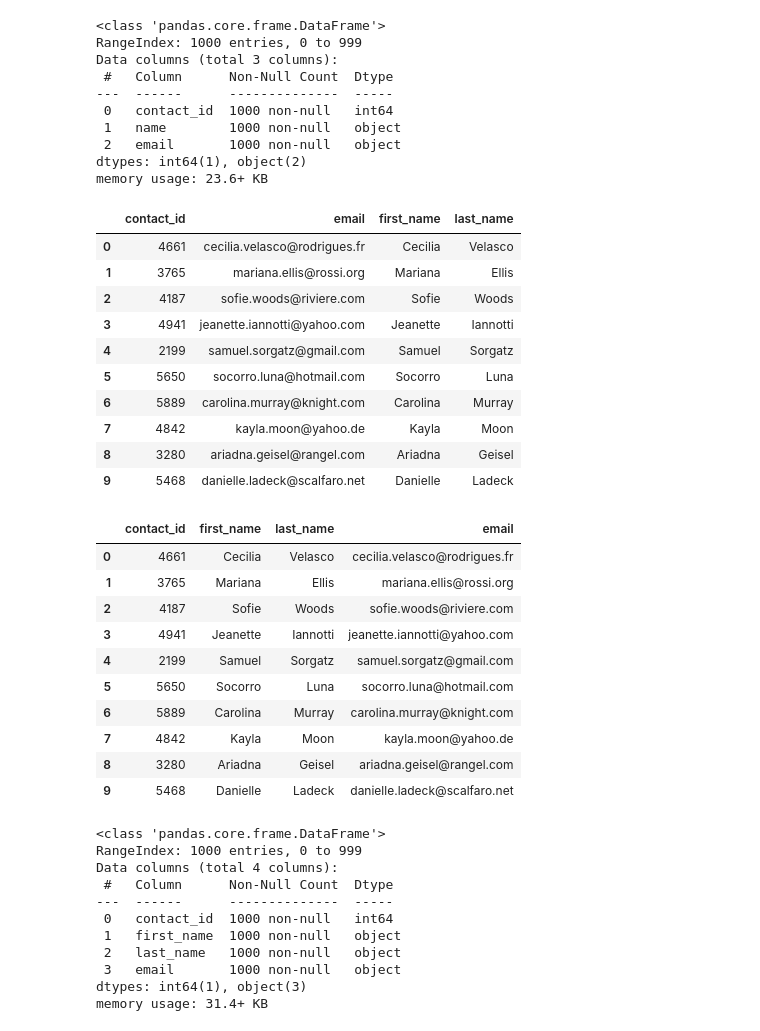
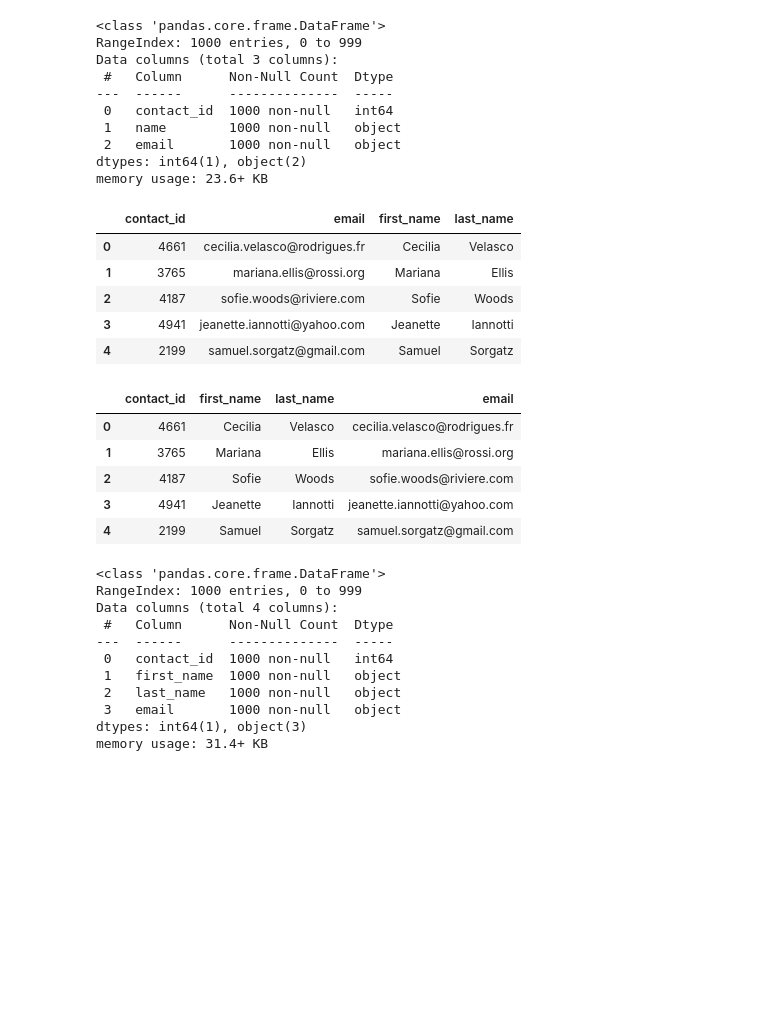
Before and after one commit to Feda2020/Crowdfunding_ETL, a Jupyter notebook: ETL_Mini_Project_FZidan_NLamas.ipynb, the cells around one changed output. Cells and saved outputs as stored; diff of their text form; code cells hidden in the pictures; blank space fills up the shorter version.

```diff
--- a/ETL_Mini_Project_FZidan_NLamas.ipynb
+++ b/ETL_Mini_Project_FZidan_NLamas.ipynb
@@ -293,7 +356,7 @@ campaign_cleaned.to_csv("Resources/campaign.csv", index=False)
 ### Extract the contacts.xlsx Data.
 # %%
 # Read the data into a Pandas DataFrame. Use the `header=2` parameter when reading in the data.
-contact_info_df = pd.read_excel('Resources/contacts.xlsx', header=2)
+contact_info_df = pd.read_excel('Resources/contacts.xlsx', header=3)
 contact_info_df.head()
 # %% [output]
 |  | contact_info |
@@ -326,0 +380,28 @@ print(dict_values)
+# %%
+# Iterate through the contact_info_df and convert each row to a dictionary.
+import json
+
+dict_values = []
+column_names = []
+
+for i, row in contact_info_df.iterrows():
+    data = row[0]  # Adjust to the correct column name
+    try:
+        # Attempt to load the JSON data
+        converted_data = json.loads(data)
+
+        # Extract row values and column names
+        row_values = [v for k, v in converted_data.items()]
+        columns = [k for k, v in converted_data.items()]
+
+        # Append values and columns
+        dict_values.append(row_values)
+        column_names.append(columns)
+    except json.JSONDecodeError:
+        print(f"Row {i} is not valid JSON and was skipped.")
+        continue
+
+# Print the column names (unique list) and row values
+print(column_names[0])  # Only print the first row's columns since they should be the same for all rows
+print()
+print(dict_values)
@@ -327,6 +412,9 @@ print(dict_values)
 # %%
 # Create a contact_info DataFrame and add each list of values, i.e., each row
 # to the 'contact_id', 'name', 'email' columns.
+columns=['contact_id', 'name', 'email']
+contact_df=pd.DataFrame(dict_values , columns=columns)
+contact_df.head()
 # %% [output]
 |  | contact_id | name | email |
 | 0 | 4661 | Cecilia Velasco | cecilia.velasco@rodrigues.fr |
@@ -349,23 +438,22 @@ dtypes: int64(1), object(2)
 memory usage: 23.6+ KB
 # %%
 # Create a "first"name" and "last_name" column with the first and last names from the "name" column.
-
+contact_df[['first_name' , 'last_name']]=contact_df['name'].str.split(' ' , expand=True)
 
 # Drop the contact_name column
+contact_df.drop(columns=['name'], inplace=True)
+contact_df.head()
 # %% [output]
 |  | contact_id | email | first_name | last_name |
 | 0 | 4661 | cecilia.velasco@rodrigues.fr | Cecilia | Velasco |
 | 1 | 3765 | mariana.ellis@rossi.org | Mariana | Ellis |
 | 2 | 4187 | sofie.woods@riviere.com | Sofie | Woods |
 | 3 | 4941 | jeanette.iannotti@yahoo.com | Jeanette | Iannotti |
 | 4 | 2199 | samuel.sorgatz@gmail.com | Samuel | Sorgatz |
-| 5 | 5650 | socorro.luna@hotmail.com | Socorro | Luna |
-| 6 | 5889 | carolina.murray@knight.com | Carolina | Murray |
-| 7 | 4842 | kayla.moon@yahoo.de | Kayla | Moon |
-| 8 | 3280 | ariadna.geisel@rangel.com | Ariadna | Geisel |
-| 9 | 5468 | danielle.ladeck@scalfaro.net | Danielle | Ladeck |
 # %%
 # Reorder the columns
+contacts_df_clean=contact_df[['contact_id', 'first_name', 'last_name', 'email']]
+contacts_df_clean.head()
 # %% [output]
 |  | contact_id | first_name | last_name | email |
 | 0 | 4661 | Cecilia | Velasco | cecilia.velasco@rodrigues.fr |
@@ -373,10 +461,5 @@ memory usage: 23.6+ KB
 | 2 | 4187 | Sofie | Woods | sofie.woods@riviere.com |
 | 3 | 4941 | Jeanette | Iannotti | jeanette.iannotti@yahoo.com |
 | 4 | 2199 | Samuel | Sorgatz | samuel.sorgatz@gmail.com |
-| 5 | 5650 | Socorro | Luna | socorro.luna@hotmail.com |
-| 6 | 5889 | Carolina | Murray | carolina.murray@knight.com |
-| 7 | 4842 | Kayla | Moon | kayla.moon@yahoo.de |
-| 8 | 3280 | Ariadna | Geisel | ariadna.geisel@rangel.com |
-| 9 | 5468 | Danielle | Ladeck | danielle.ladeck@scalfaro.net |
 # %%
 # Check the datatypes one more time before exporting as CSV file.
```
Also changed, not shown: parts of 25 cells of this notebook, 2 other files.
